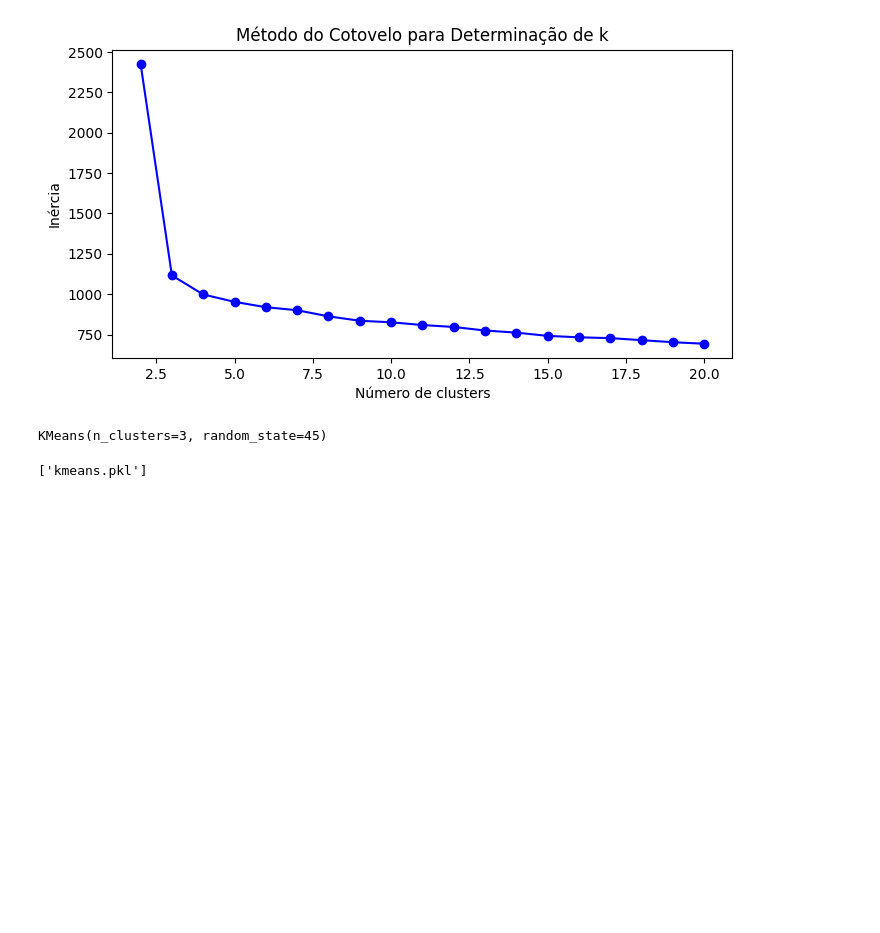
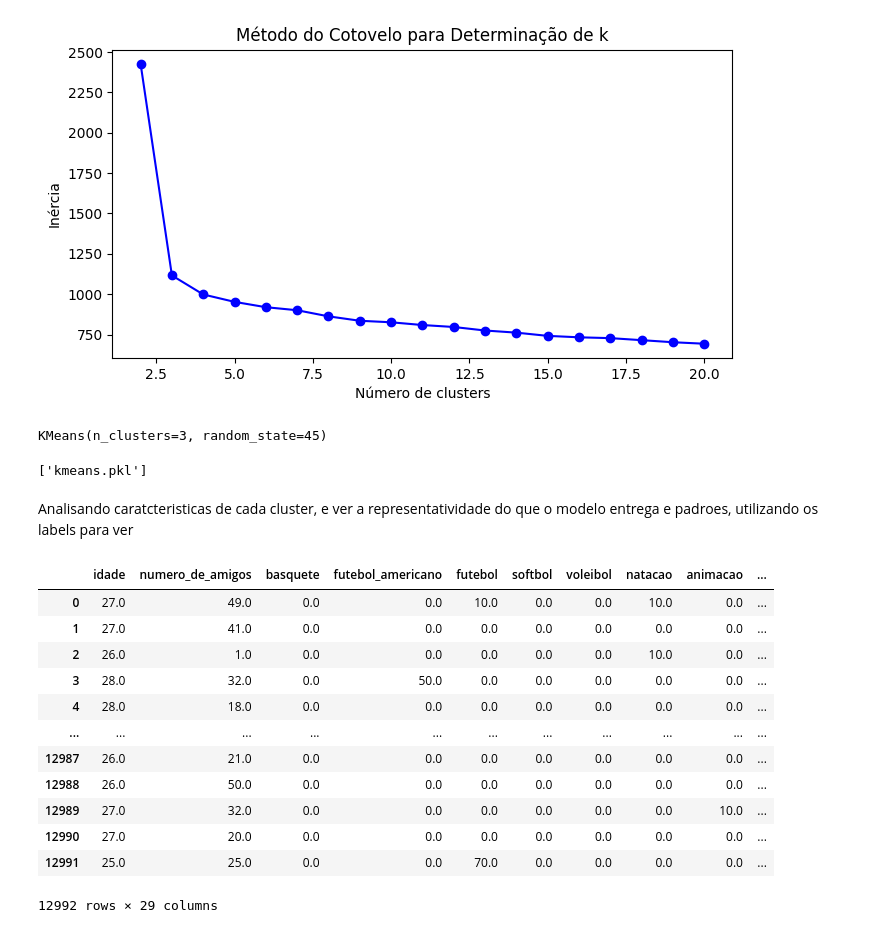
Before and after one commit to Cr0l3y/ML_Unsupervised, a Jupyter notebook: projeto.ipynb, the cells around one changed output. Saved outputs shown, nothing was run; the diff lists cells and outputs as text; code cells hidden in the pictures; blank space fills up the shorter version.

Commit message:
media_cluster

```diff
--- a/projeto.ipynb
+++ b/projeto.ipynb
@@ -323,3 +323,24 @@ KMeans(n_clusters=3, random_state=45)
 joblib.dump(mod_kmeans, 'kmeans.pkl')
 # %% [output]
 ['kmeans.pkl']
+# %% [markdown]
+Analisando caratcteristicas de cada cluster, e ver a representatividade do que o modelo entrega e padroes, utilizando os labels para ver
+# %%
+#Dados originais
+dados_analise= pd.DataFrame()
+dados_analise[dados_escalados.columns]= scaler.inverse_transform(dados_escalados)
+dados_analise
+# %% [output]
+|  | idade | numero_de_amigos | basquete | futebol_americano | futebol | softbol | voleibol | natacao | animacao | ... |
+| 0 | 27.0 | 49.0 | 0.0 | 0.0 | 10.0 | 0.0 | 0.0 | 10.0 | 0.0 | ... |
+| 1 | 27.0 | 41.0 | 0.0 | 0.0 | 0.0 | 0.0 | 0.0 | 0.0 | 0.0 | ... |
+| 2 | 26.0 | 1.0 | 0.0 | 0.0 | 0.0 | 0.0 | 0.0 | 10.0 | 0.0 | ... |
+| 3 | 28.0 | 32.0 | 0.0 | 50.0 | 0.0 | 0.0 | 0.0 | 0.0 | 0.0 | ... |
+| 4 | 28.0 | 18.0 | 0.0 | 0.0 | 0.0 | 0.0 | 0.0 | 0.0 | 0.0 | ... |
+| ... | ... | ... | ... | ... | ... | ... | ... | ... | ... | ... |
+| 12987 | 26.0 | 21.0 | 0.0 | 0.0 | 0.0 | 0.0 | 0.0 | 0.0 | 0.0 | ... |
+| 12988 | 26.0 | 50.0 | 0.0 | 0.0 | 0.0 | 0.0 | 0.0 | 0.0 | 0.0 | ... |
+| 12989 | 27.0 | 32.0 | 0.0 | 0.0 | 0.0 | 0.0 | 0.0 | 0.0 | 10.0 | ... |
+| 12990 | 27.0 | 20.0 | 0.0 | 0.0 | 0.0 | 0.0 | 0.0 | 0.0 | 0.0 | ... |
+| 12991 | 25.0 | 25.0 | 0.0 | 0.0 | 70.0 | 0.0 | 0.0 | 0.0 | 0.0 | ... |
+12992 rows × 29 columns
```
Also changed, not shown: parts of 6 cells of this notebook, 1 other file.
